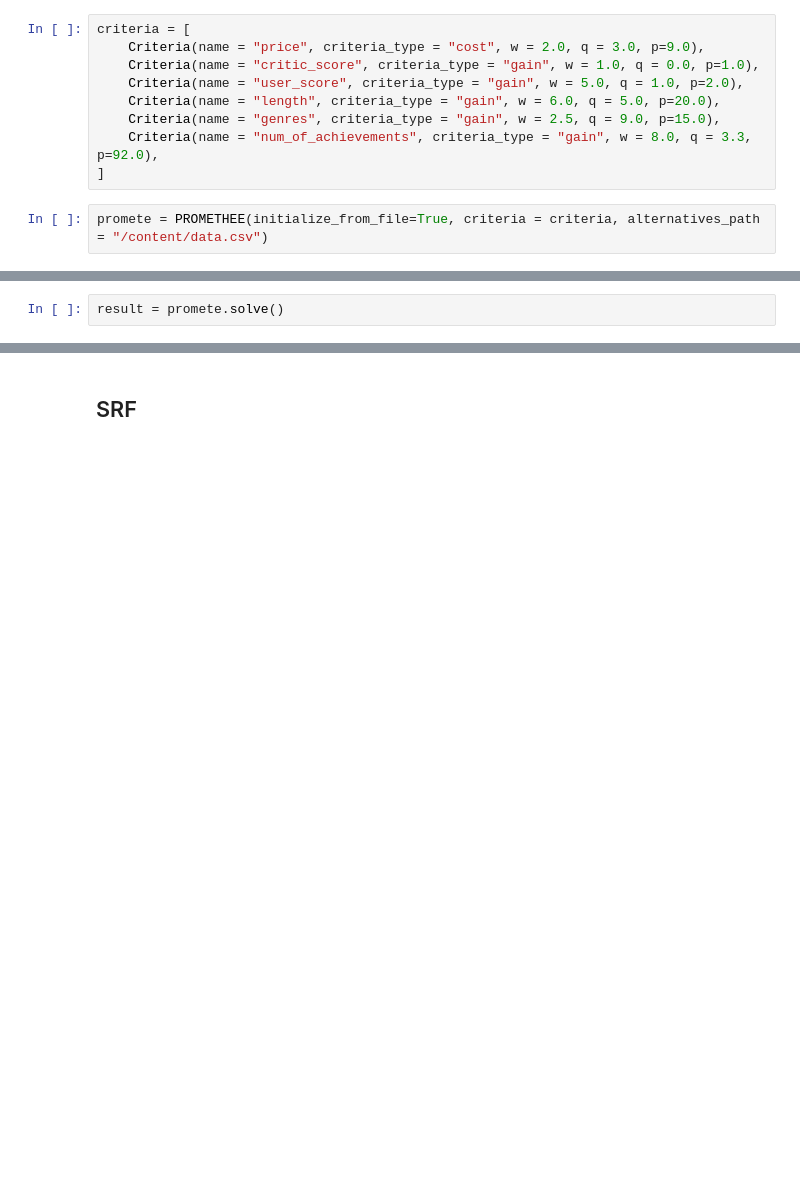
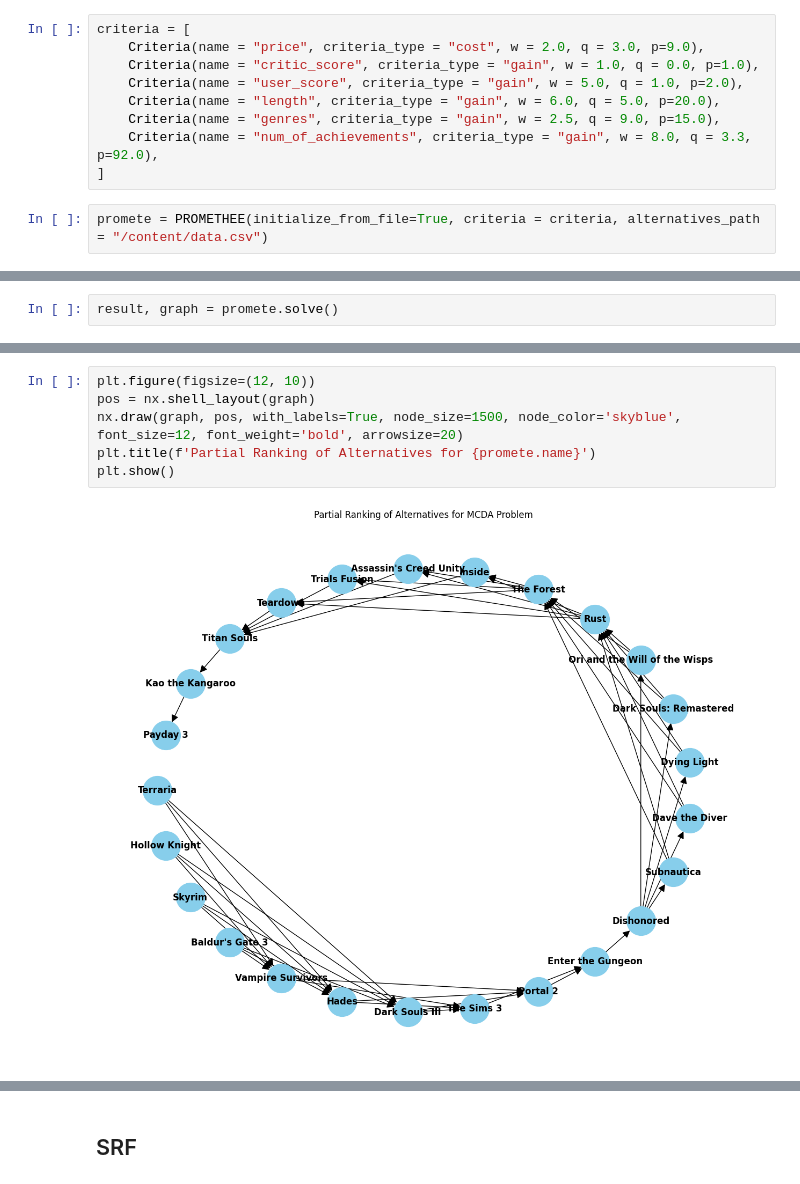
Before and after one commit to MatTheTab/Decision_Analysis, a Jupyter notebook: Project_1/Mat_Decision_Analysis_Project_1.ipynb, the cells around one changed output, grey strips where cells are left out. Cells and saved outputs as stored; diff of their text form; blank space fills up the shorter version.

```diff
--- a/Project_1/Mat_Decision_Analysis_Project_1.ipynb
+++ b/Project_1/Mat_Decision_Analysis_Project_1.ipynb
@@ -253,7 +356,7 @@ Criteria: critic_score
 | 23 | The Sims 3 | 28 | 83 | 78 | 78 | 3 | 65 |
 | 24 | Titan Souls | 68 | 74 | 61 | 4 | 8 | 27 |
 # %%
-result = promete.solve()
+result, graph = promete.solve()
 # %%
 result
 # %% [output]
@@ -276,0 +378,8 @@ result
+# %%
+plt.figure(figsize=(12, 10))
+pos = nx.shell_layout(graph)
+nx.draw(graph, pos, with_labels=True, node_size=1500, node_color='skyblue', font_size=12, font_weight='bold', arrowsize=20)
+plt.title(f'Partial Ranking of Alternatives for {promete.name}')
+plt.show()
+# %% [output]
+[figure, added]
```
Also changed, not shown: parts of 6 cells of this notebook.
